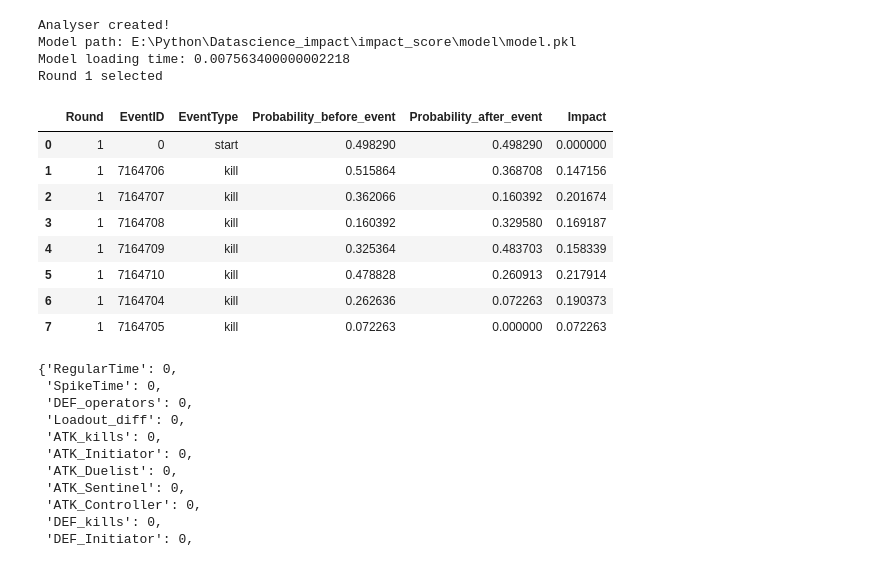
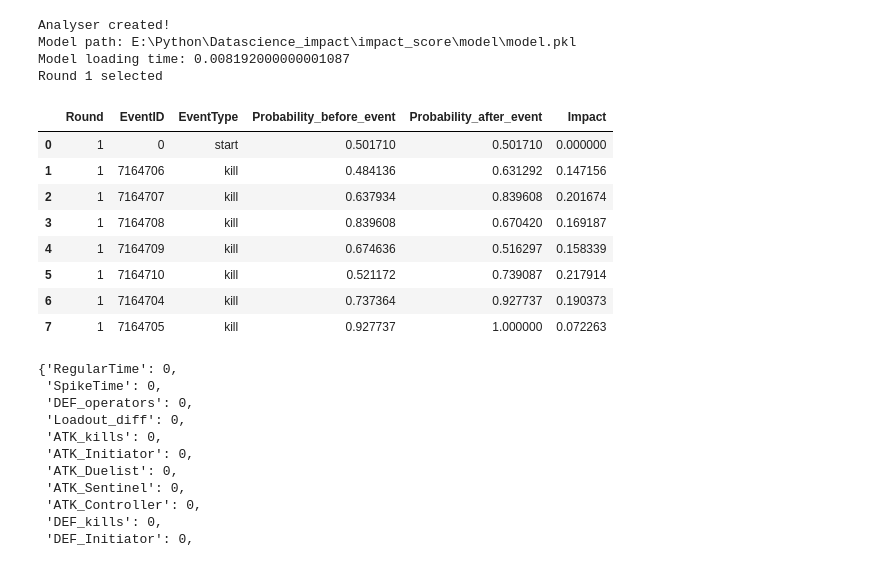
Before and after one commit to mateusb12/valorant_impact, a Jupyter notebook: impact_score/model/model_improvement/probability_test.ipynb, the cells around one changed output. Drawn from its saved outputs; the diff is of its cells as text; code cells hidden in the pictures.

```diff
--- a/impact_score/model/model_improvement/probability_test.ipynb
+++ b/impact_score/model/model_improvement/probability_test.ipynb
@@ -13,25 +13,25 @@ Model loading time: 0.005839700000001002
 # %%
 from impact_score.impact.match_analysis import RoundReplay
 
 rr_instance = RoundReplay()
 rr_instance.set_match(54498)
 rr_instance.choose_round(1)
-aux = rr_instance.get_round_probability(side="atk")
+aux = rr_instance.get_round_probability(side="def")
 pd.DataFrame(aux)
 # %% [output]
 Analyser created!
 Model path: E:\Python\Datascience_impact\impact_score\model\model.pkl
-Model loading time: 0.007563400000002218
+Model loading time: 0.008192000000001087
 Round 1 selected
 |  | Round | EventID | EventType | Probability_before_event | Probability_after_event | Impact |
-| 0 | 1 | 0 | start | 0.498290 | 0.498290 | 0.000000 |
-| 1 | 1 | 7164706 | kill | 0.515864 | 0.368708 | 0.147156 |
-| 2 | 1 | 7164707 | kill | 0.362066 | 0.160392 | 0.201674 |
-| 3 | 1 | 7164708 | kill | 0.160392 | 0.329580 | 0.169187 |
-| 4 | 1 | 7164709 | kill | 0.325364 | 0.483703 | 0.158339 |
-| 5 | 1 | 7164710 | kill | 0.478828 | 0.260913 | 0.217914 |
-| 6 | 1 | 7164704 | kill | 0.262636 | 0.072263 | 0.190373 |
-| 7 | 1 | 7164705 | kill | 0.072263 | 0.000000 | 0.072263 |
+| 0 | 1 | 0 | start | 0.501710 | 0.501710 | 0.000000 |
+| 1 | 1 | 7164706 | kill | 0.484136 | 0.631292 | 0.147156 |
+| 2 | 1 | 7164707 | kill | 0.637934 | 0.839608 | 0.201674 |
+| 3 | 1 | 7164708 | kill | 0.839608 | 0.670420 | 0.169187 |
+| 4 | 1 | 7164709 | kill | 0.674636 | 0.516297 | 0.158339 |
+| 5 | 1 | 7164710 | kill | 0.521172 | 0.739087 | 0.217914 |
+| 6 | 1 | 7164704 | kill | 0.737364 | 0.927737 | 0.190373 |
+| 7 | 1 | 7164705 | kill | 0.927737 | 1.000000 | 0.072263 |
 # %%
 feature_list = model.feature_name_
 iex = {i: 0 for i in feature_list}
```
Also changed, not shown: parts of 1 cell of this notebook, 3 other files.
